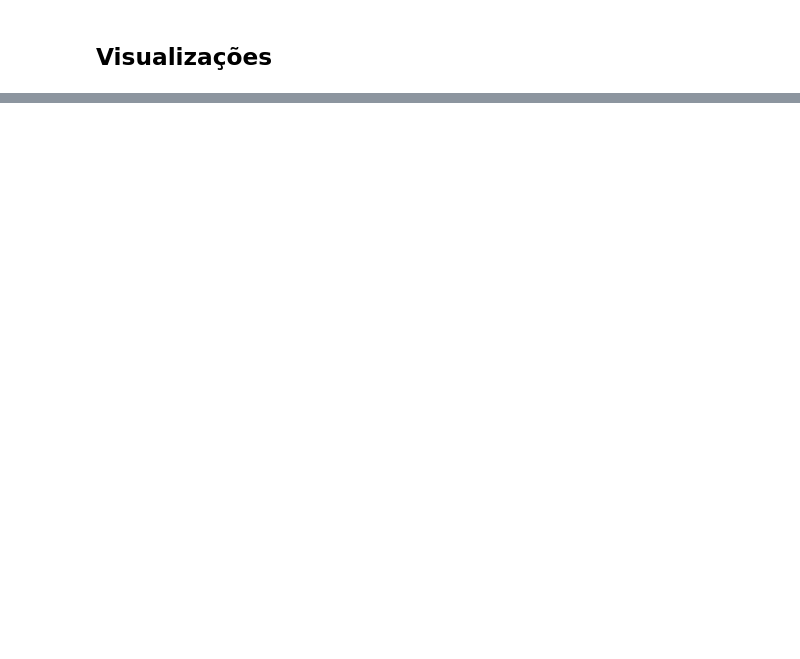
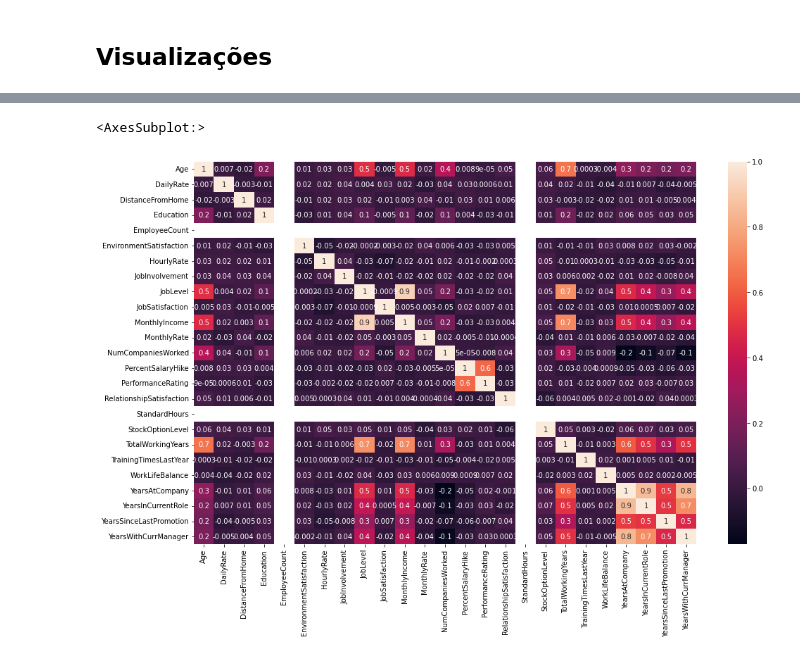
Before and after one commit to Ricardodpalmeida/bootcamp, a Jupyter notebook: SAA_analise.ipynb, the cells around one changed output, grey strips where cells are left out. Drawn from its saved outputs; the diff is of its cells as text; code cells hidden in the pictures; blank space fills up the shorter version.

```diff
--- a/SAA_analise.ipynb
+++ b/SAA_analise.ipynb
@@ -204,0 +417,7 @@ sns.scatterplot(x = 'JobSatisfaction', y= 'MonthlyIncome', data = df)
+# %%
+df_corr = df.corr(method = 'spearman')
+figure = plt.figure(figsize=(16,10))
+sns.heatmap(df_corr, annot=True, fmt = '.1g')
+# %% [output]
+<AxesSubplot:>
+[figure, added]
```
Also changed, not shown: parts of 91 cells of this notebook.
